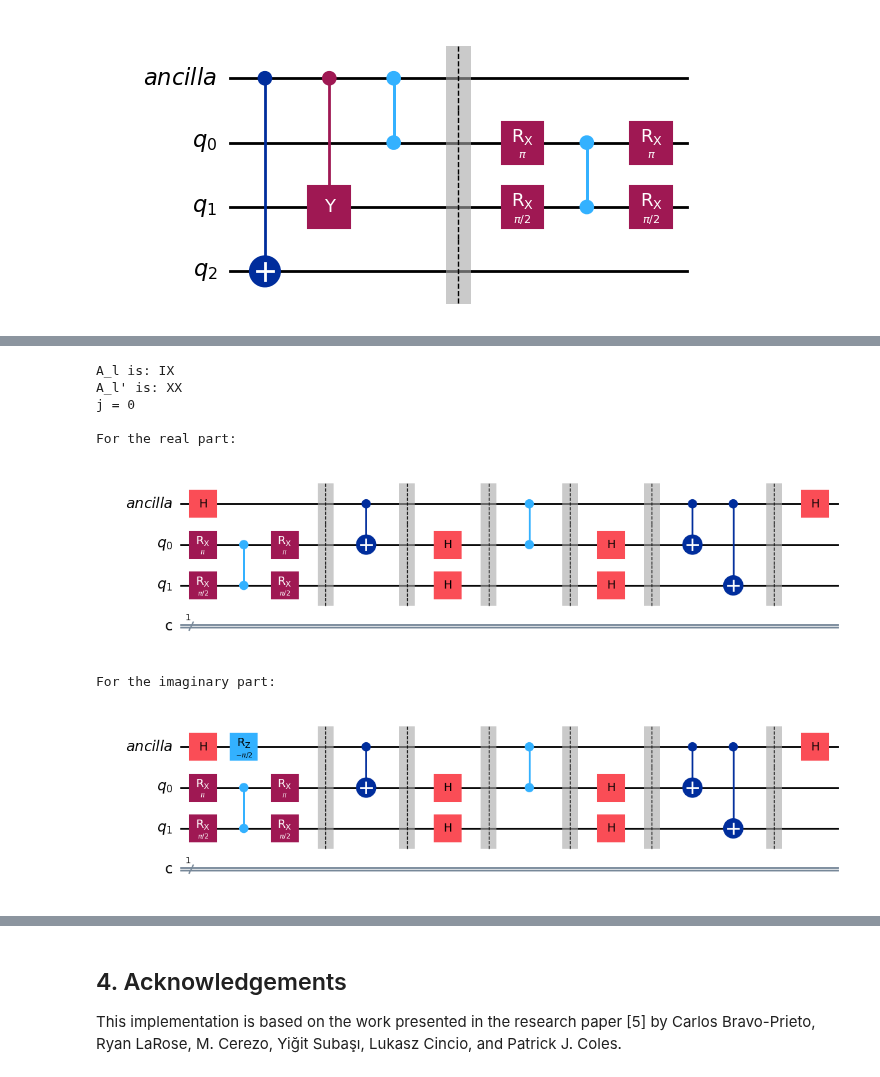
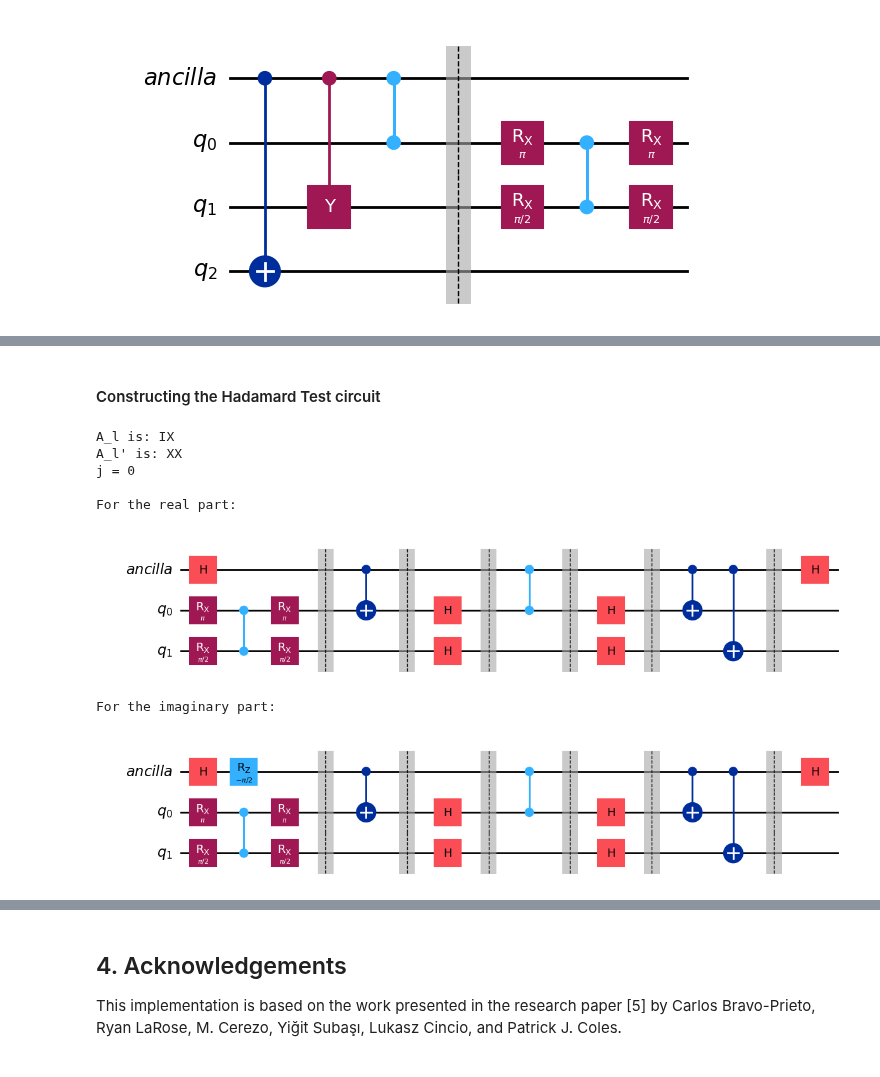
Before and after one commit to Weidsn/Quantum_Computational_Fluid_Dynamics, a Jupyter notebook: Qiskit/vqls_implementation.ipynb, the cells around one changed output, grey strips where cells are left out. Drawn from its saved outputs; the diff is of its cells as text; code cells hidden in the pictures.

```diff
--- a/Qiskit/vqls_implementation.ipynb
+++ b/Qiskit/vqls_implementation.ipynb
@@ -402,8 +478,8 @@ Here, we use a basic `Hadamard Test`.
+# %% [markdown]
+#### Constructing the Hadamard Test circuit
 # %%
-import numpy as np
-from qiskit import QuantumCircuit, QuantumRegister, ClassicalRegister
 
-def local_hadamard_test(parameters, nqubits, l, j, lp, part="Re"):
+def local_hadamard_test(parameters, l, j, lp, part="Re", nqubits=None, lcu = None):
     """
     Builds the main circuit for the local Hadamard test as in your diagram.
 
@@ -419,28 +495,58 @@ def local_hadamard_test(parameters, nqubits, l, j, lp, part="Re"):
     Returns:
         QuantumCircuit: The complete Hadamard test circuit with measurement on the ancilla.
     """
-    # 0) Create registers: 1 ancilla + nqubits data + 1 classical bit for measurement
+    # 0) If nqubits is not specified, determine it from the parameters.
+    num_layers = len(parameters)
+
+    if nqubits is None:
+        nqubits = max(len(parameters[i]) for i in range(num_layers))
+
+    # 0.5) If lcu is specified, use it to determine l and lp.
+    if lcu is not None and isinstance(l,int) and isinstance(lp, int):
+        # Check if l and lp are integers
+        if not isinstance(l, int) or not isinstance(lp, int):
+            raise TypeError("Indices l and lp must be integers.")
+
+        # Check if l and lp are within the valid range
+        if not (0 <= l < len(lcu)) or not (0 <= lp < len(lcu)):
+            raise IndexError("Indices l and lp are out of range.")
+
+        # Check if lcu is an instance of PauliList
+        if isinstance(lcu, PauliList):
+            pauli_l = lcu[l]
+            pauli_lp = lcu[lp]
+        # Check if lcu is an instance of SparsePauliOp
+        elif isinstance(lcu, SparsePauliOp):
+            pauli_l = lcu.paulis[l]
+            pauli_lp = lcu.paulis[lp]
+        else:
+            raise TypeError("lcu must be an instance of PauliList or SparsePauliOp.")
+    else:
+        pauli_l = l
+        pauli_lp = lp
+
+    # 1) Create registers: 1 ancilla + nqubits data + 1 classical bit for measurement
     ancilla = QuantumRegister(1, name="ancilla")
     data = QuantumRegister(nqubits, name="q")
-    cbit = ClassicalRegister(1, name="c")
+    # cbit = ClassicalRegister(1, name="c") # We are not taking measurements.
 
-    main_circuit = QuantumCircuit(ancilla, data, cbit, name="LocalHadamardTest")
+    main_circuit = QuantumCircuit(ancilla, data, name="LocalHadamardTest")
 
-    # 1) Hadamard on ancilla
+    # 2) Hadamard on ancilla
     main_circuit.h(ancilla[0])
 
-    # 1.5) (Optional) Phase shift for measuring imaginary part
+    # 2.5) (Optional) Phase shift for measuring imaginary part
     if part.lower().strip() in ["im", "imag", "imaginary"]:
         main_circuit.rz(-np.pi / 2, ancilla)
 
-    # 2) Apply the fixed ansatz V(w) to the data qubits
+    # 3) Apply the fixed ansatz V(w) to the data qubits
     ansatz_circ = fixed_ansatz(parameters, nqubits)
     # Map data qubits of ansatz onto the 'data' register in main_circuit
     main_circuit.compose(ansatz_circ, qubits=data, inplace=True)
     main_circuit.barrier()
 
-    # 3) Controlled A_l
-    ca_l = CA(l)  # This subcircuit has 1 ancilla + nqubits data
+    # 4) Controlled A_l
+    ca_l = CA(pauli_l)  # This subcircuit has 1 ancilla + nqubits data
     # Map the ancilla -> ancilla, data -> data[:]
     main_circuit.compose(
         ca_l,
@@ -449,7 +555,7 @@ def local_hadamard_test(parameters, nqubits, l, j, lp, part="Re"):
     )
     main_circuit.barrier()
 
-    # 4) U_hadamard^\dagger
+    # 5) U_hadamard^\dagger
     ub_circ = U_hadamard(nqubits)
     main_circuit.compose(
         ub_circ.inverse(),
@@ -458,12 +564,12 @@ def local_hadamard_test(parameters, nqubits, l, j, lp, part="Re"):
     )
     main_circuit.barrier()
 
-    # 5) Controlled-Z(ancilla, j) if j != -1
+    # 6) Controlled-Z(ancilla, j) if j != -1
     if j != -1:
         main_circuit.cz(ancilla, data[j])
     main_circuit.barrier()
 
-    # 6) U_hadamard
+    # 7) U_hadamard
     main_circuit.compose(
         ub_circ,
         qubits=data,
@@ -471,43 +577,40 @@ def local_hadamard_test(parameters, nqubits, l, j, lp, part="Re"):
     )
     main_circuit.barrier()
 
-    # 7) Controlled A_{l'}^\dagger
+    # 8) Controlled A_{l'}^\dagger
     # First build the subcircuit for A_{l'}, then invert it
-    ca_lp = CA(lp)
+    ca_lp = CA(pauli_lp)
     ca_lp_inv = ca_lp.inverse()
     main_circuit.compose(
         ca_lp_inv,
         qubits=[ancilla[0]] + list(data),
         inplace=True
     )
     main_circuit.barrier()
 
-    # 8) Hadamard on ancilla
+    # 9) Hadamard on ancilla
     main_circuit.h(ancilla)
-
-    # 9) Measure ancilla in classical bit 0
-    # main_circuit.measure(ancilla, cbit)
 
     return main_circuit
 
 
 print(f"A_l is: {LCU.paulis[1]}")
 print(f"A_l' is: {LCU.paulis[2]}")
 print("j = 0", end="\n\n")
 
 print("For the real part:")
 test_circ = local_hadamard_test(params1, nqubits=2, l=LCU.paulis[1], j=0, lp=LCU.paulis[2], part="Re")
 display(test_circ.draw("mpl"))
 
 print("For the imaginary part:")
 test_circ2 = local_hadamard_test(params1, nqubits=2, l=LCU.paulis[1], j=0, lp=LCU.paulis[2], part="Im")
 display(test_circ2.draw("mpl"))
 # %% [output]
 A_l is: IX
 A_l' is: XX
 j = 0
 
 For the real part:
-[figure, old version]
+[figure, new version]
 For the imaginary part:
-[figure, old version]
+[figure, new version]
```
Also changed, not shown: parts of 47 cells of this notebook.
